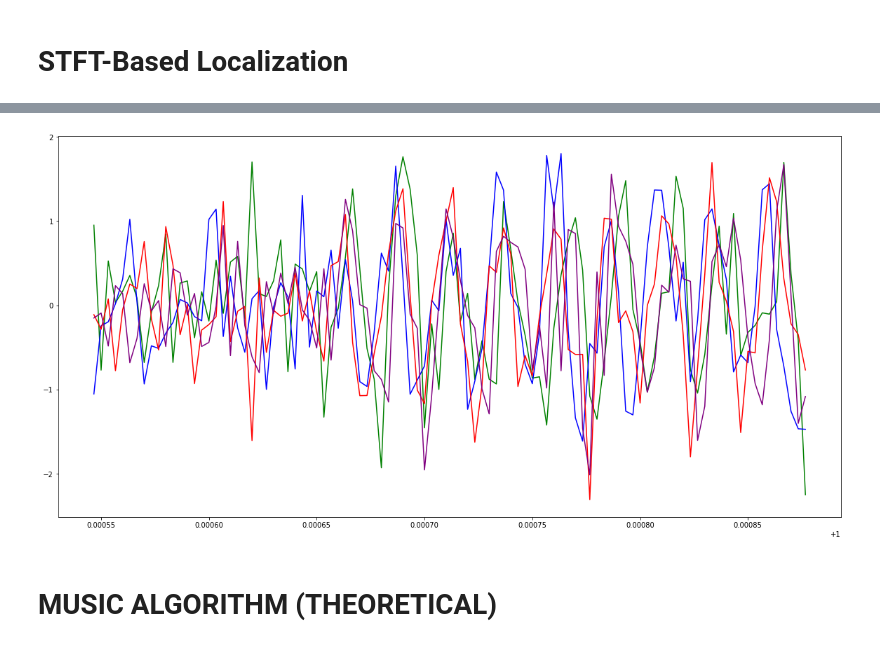
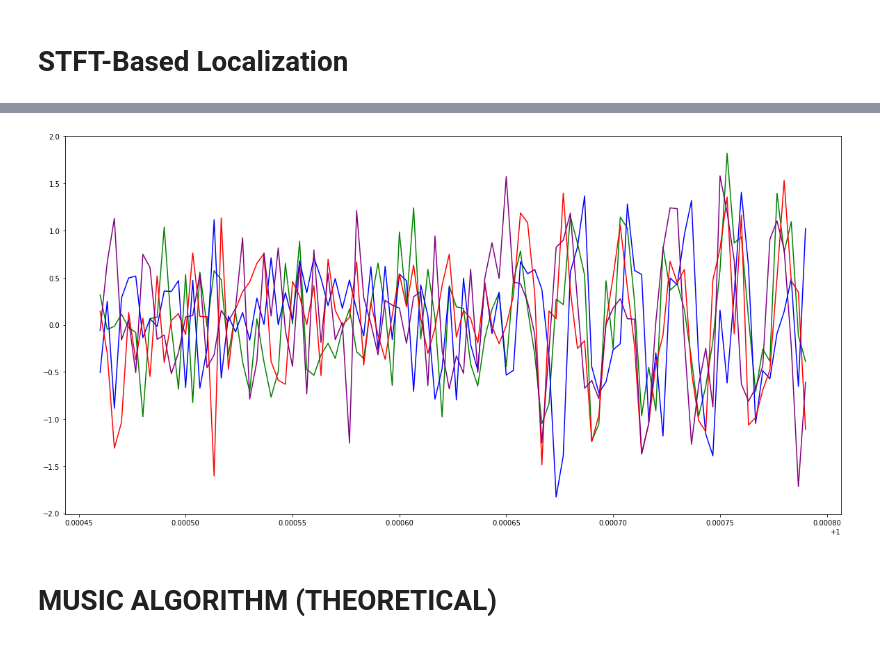
Before and after one commit to MuddSub/Hydrophones, a Jupyter notebook: Process-Hphones.ipynb, the cells around one changed output, grey strips where cells are left out. Saved outputs shown, nothing was run; the diff lists cells and outputs as text; code cells hidden in the pictures.

```diff
--- a/Process-Hphones.ipynb
+++ b/Process-Hphones.ipynb
@@ -88,7 +88,7 @@ def bandpassFilter1(signal, freq, fs):
 # %%
 def generateSignals(source, freq, fs = 300000):
     random.seed(1)
-    coords = [[-.01/math.sqrt(2), -.01/math.sqrt(2)], [0, 0], [.01/math.sqrt(2), -.01/math.sqrt(2)], [0, -.01]]
+    coords = [[-.01/math.sqrt(2), -.01/math.sqrt(2)], [0, 0], [.01/math.sqrt(2), -.01/math.sqrt(2)], [0, -.01*math.sqrt(2)]]
     sos = 1531 #m/s (MAY NEED TO BE CALIBRATED)
     read = 1.8 #s
     noise = 0.5 #standard deviation
@@ -191,9 +203,10 @@ def getBearing(phases):
 # GENERATE SIGNALS
 
 #source = [0,1]
+source = [0,-1]
 #source = [-math.sqrt(2),math.sqrt(2)] #m
 #source = [-math.sqrt(2),math.sqrt(2)] #m
-source = [1/2,1/2*math.sqrt(3)] #m
+#source = [1/2,1/2*math.sqrt(3)] #m
 frequency = 40000
 signals, t = generateSignals(source, frequency)
 # %% [output]
@@ -220,13 +234,13 @@ Time: 1.3152894973754883
 # %%
-length = 50
+length = 20
 plt.figure(figsize=(20,10))
-plt.plot(t[times[0]-length:times[0] + length], signals[0][times[0]-length:times[0] + length],'b-',color="green")
-plt.plot(t[times[0]-length:times[0] + length], signals[1][times[0]-length:times[0] + length],'b-',color="blue")
-plt.plot(t[times[0]-length:times[0] + length], signals[2][times[0]-length:times[0] + length],'b-',color="red")
-plt.plot(t[times[0]-length:times[0] + length], signals[3][times[0]-length:times[0] + length],'b-',color="purple")
+plt.plot(t[times[0]-4*length:times[0] + length], signals[0][times[0]-4*length:times[0] + length],'b-',color="green")
+plt.plot(t[times[0]-4*length:times[0] + length], signals[1][times[0]-4*length:times[0] + length],'b-',color="blue")
+plt.plot(t[times[0]-4*length:times[0] + length], signals[2][times[0]-4*length:times[0] + length],'b-',color="red")
+plt.plot(t[times[0]-4*length:times[0] + length], signals[3][times[0]-4*length:times[0] + length],'b-',color="purple")
 plt.show()
 # %% [output]
-[figure, old version]
+[figure, new version]
 # %% [markdown]
 # MUSIC ALGORITHM (THEORETICAL)
 # %% [markdown]
```
Also changed, not shown: parts of 5 cells of this notebook.
